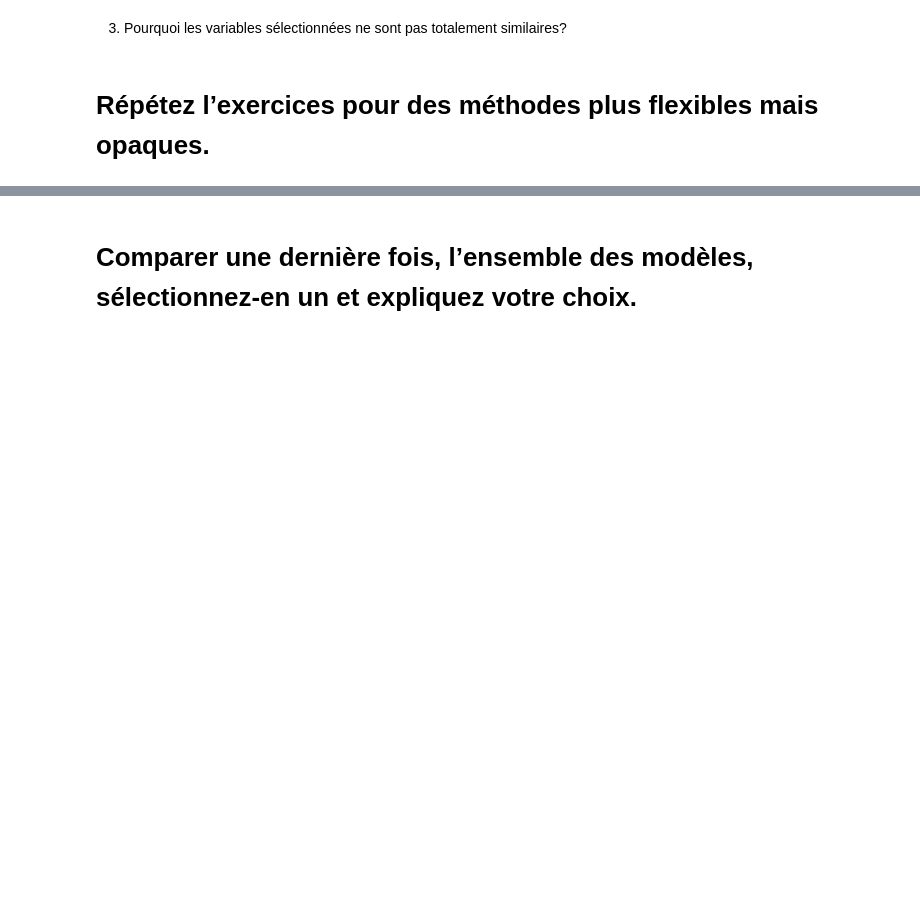
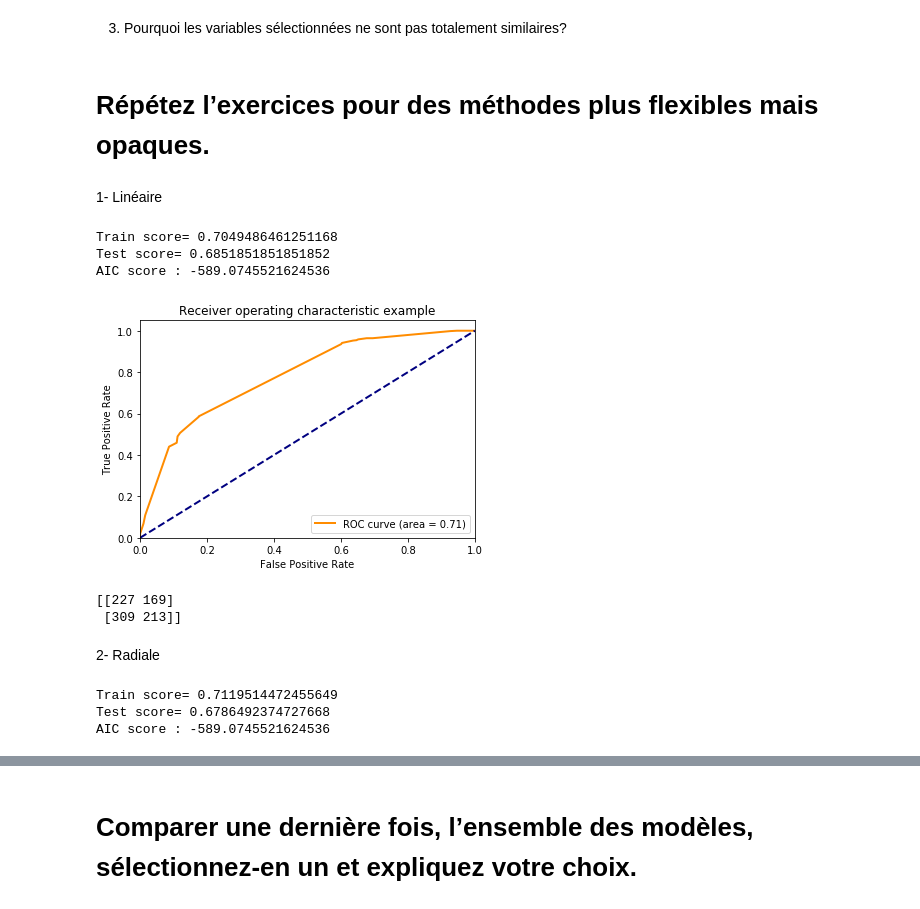
Before and after one commit to poclecoqq/Trending-stocks, a Jupyter notebook: tp2/TP2.ipynb, the cells around one changed output, grey strips where cells are left out. Cells and saved outputs as stored; diff of their text form; code cells hidden in the pictures; blank space fills up the shorter version.

```diff
--- a/tp2/TP2.ipynb
+++ b/tp2/TP2.ipynb
@@ -777,3 +680,48 @@ Comparez les variables sélectionnées par Random Forest au modèle Logit.
 3) Pourquoi les variables sélectionnées ne sont pas totalement similaires?
 # %% [markdown]
 # Répétez l’exercices pour des méthodes plus flexibles mais opaques.
+# %% [markdown]
+1- Linéaire
+# %%
+from sklearn.svm import SVC
+def calculModelSVM(X,Y,typ):
+    trainX, testX, trainY, testY = train_test_split(X, Y, test_size = 0.30, random_state = 42)
+    ModeleSVM = SVC(kernel=typ)
+
+    TrainFit = ModeleSVM.fit(trainX, trainY)
+
+    TrainScores = ModeleSVM.score(trainX, trainY)
+    print('Train score=',TrainScores)
+
+    TestsScore = ModeleSVM.score(testX, testY)
+    print('Test score=',TestsScore)
+
+    #proba = ModeleSVM.predict_proba(testX)[:,1]
+
+    mse = mean_squared_error(testY, predictions)
+    aic = calculate_aic(len(testY),mse,len(X.T))
+    print('AIC score :',aic)
+    return predictions, TrainScores, TestsScore, aic, testY, proba
+# %%
+predictions, TrainScores, TestsScorelin, aic, testY, prob = calculModelSVM(X,Y,'linear')
+# %% [output]
+Train score= 0.7049486461251168
+Test score= 0.6851851851851852
+AIC score : -589.0745521624536
+# %%
+getROC(nouveautestY, nouvellePredictions, prob)
+# %% [output]
+[figure, added]
+# %%
+getMC(testY, predictions)
+# %% [output]
+[[227 169]
+ [309 213]]
+# %% [markdown]
+2- Radiale
+# %%
+predictions, TrainScores, TestsScoreradial, aic, testY, prob = calculModelSVM(X,Y,'rbf')
+# %% [output]
+Train score= 0.7119514472455649
+Test score= 0.6786492374727668
+AIC score : -589.0745521624536
```
Also changed, not shown: parts of 69 cells of this notebook.
